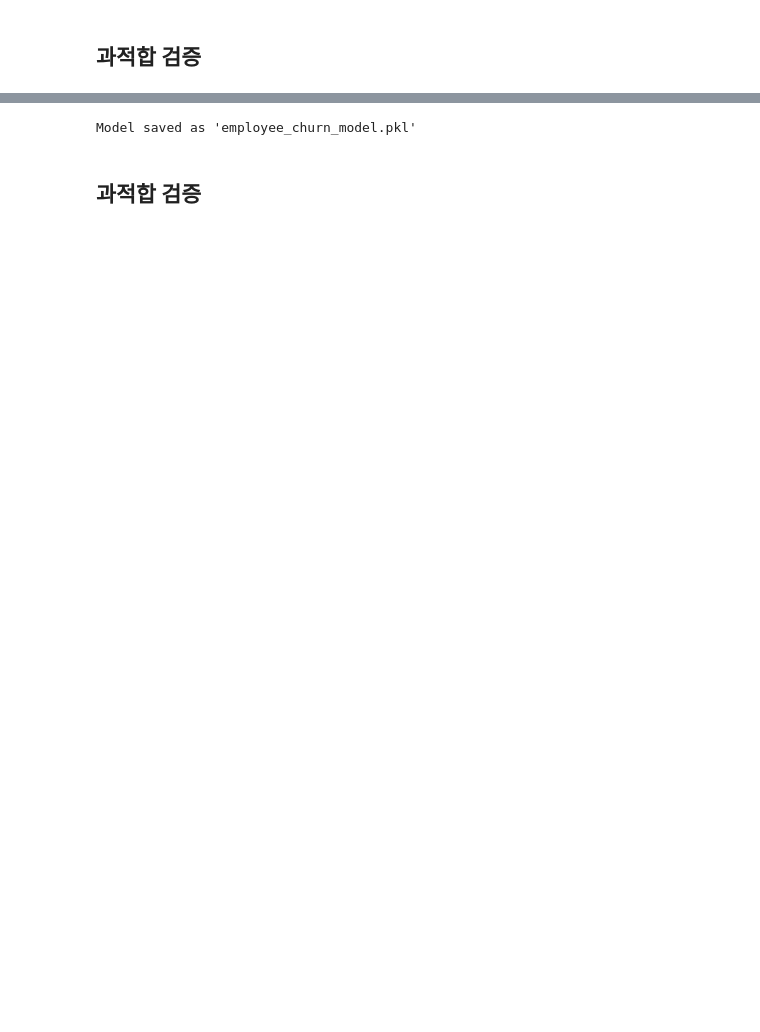
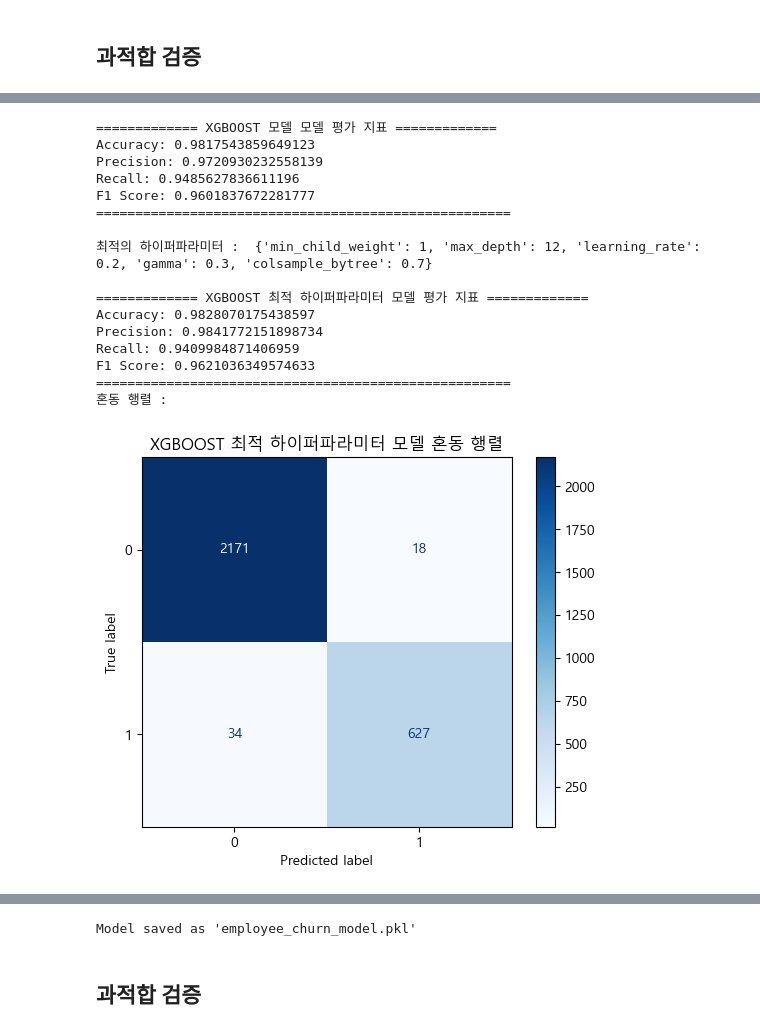
Before and after one commit to SKNETWORKS-FAMILY-AICAMP/SKN06-2nd-2Team, a Jupyter notebook: project2/employee_churn_model.ipynb, the cells around one changed output, grey strips where cells are left out. Cells and saved outputs as stored; diff of their text form; code cells hidden in the pictures; blank space fills up the shorter version.

```diff
--- a/project2/employee_churn_model.ipynb
+++ b/project2/employee_churn_model.ipynb
@@ -442,29 +442,47 @@ plot_learning_curve_Decision(dt, X_train, y_train, X_test, y_test, param_range,
 # %%
 # XGBoost 모델
 from xgboost import XGBClassifier
 
 xgb_model = XGBClassifier()
 xgb_model.fit(X_train, y_train)
 evaluate_model(xgb_model, X_test, y_test, 'XGBOOST 모델')
 
 # XGBOOST 하이퍼파라미터 튜닝 (RandomizedSearchCV)
 params = {
     'learning_rate' : [0.05, 0.10, 0.15, 0.20, 0.25, 0.30],
     'max_depth' : [ 3, 4, 5, 6, 8, 10, 12, 15],
     'min_child_weight' : [ 1, 3, 5, 7 ],
     'gamma': [ 0.0, 0.1, 0.2, 0.3, 0.4 ],
     'colsample_bytree' : [ 0.3, 0.4, 0.5, 0.7 ]
 }
 
 # RandomizedSearchCV 활용
 randomsearch = RandomizedSearchCV(estimator=xgb_model, param_distributions=params, n_iter=50, cv=3, n_jobs=-1, scoring='accuracy', random_state=0)
 randomsearch.fit(X_train, y_train)
 
 # 최적의 하이퍼파라미터와 성능 출력
 print("\n최적의 하이퍼파라미터 : ", randomsearch.best_params_,'\n')
-bestrf = randomsearch.best_estimator_
+xg_best = randomsearch.best_estimator_
 best_params = randomsearch.best_params_
-evaluate_model(bestrf, X_test, y_test, 'XGBOOST 최적 하이퍼파라미터')
+evaluate_model(xg_best, X_test, y_test, 'XGBOOST 최적 하이퍼파라미터')
 
 # 최종 평가: 최적화된 모델을 평가하고 시각적으로 분석
 evaluate_and_visualize_model(xgb_model, X_test, y_test, 'XGBOOST 최적 하이퍼파라미터')
+# %% [output]
+============= XGBOOST 모델 모델 평가 지표 =============
+Accuracy: 0.9817543859649123
+Precision: 0.9720930232558139
+Recall: 0.9485627836611196
+F1 Score: 0.9601837672281777
+=====================================================
+
+최적의 하이퍼파라미터 :  {'min_child_weight': 1, 'max_depth': 12, 'learning_rate': 0.2, 'gamma': 0.3, 'colsample_bytree': 0.7}
+
+============= XGBOOST 최적 하이퍼파라미터 모델 평가 지표 =============
+Accuracy: 0.9828070175438597
+Precision: 0.9841772151898734
+Recall: 0.9409984871406959
+F1 Score: 0.9621036349574633
+=====================================================
+혼동 행렬 :
+[figure, added]
```
Also changed, not shown: parts of 14 cells of this notebook, 5 other files.
